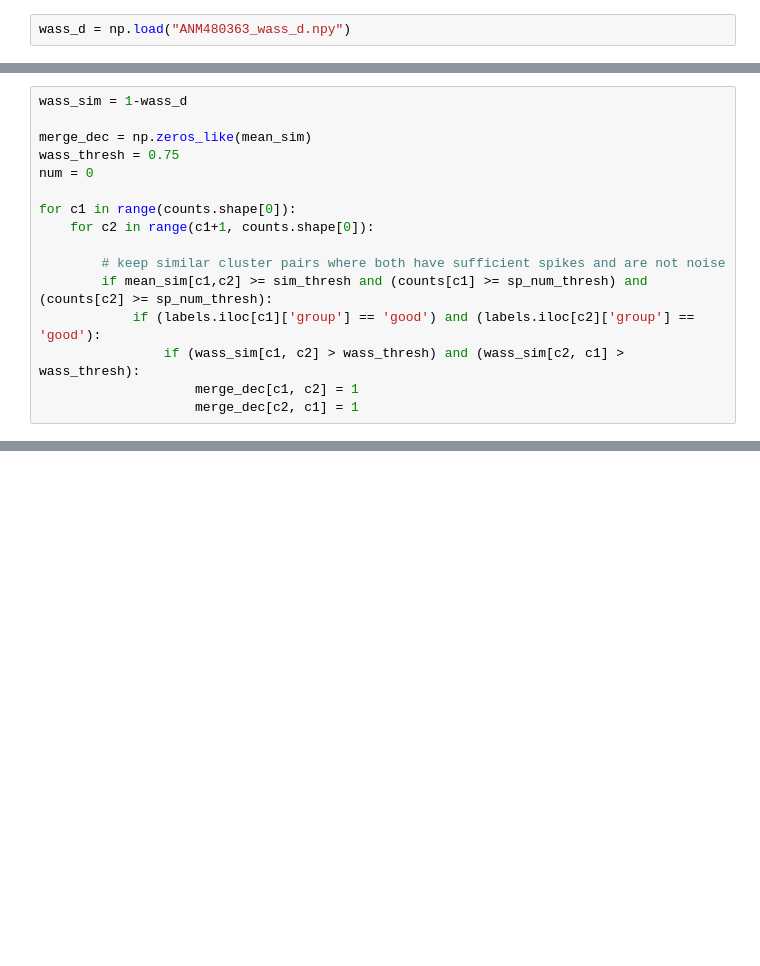
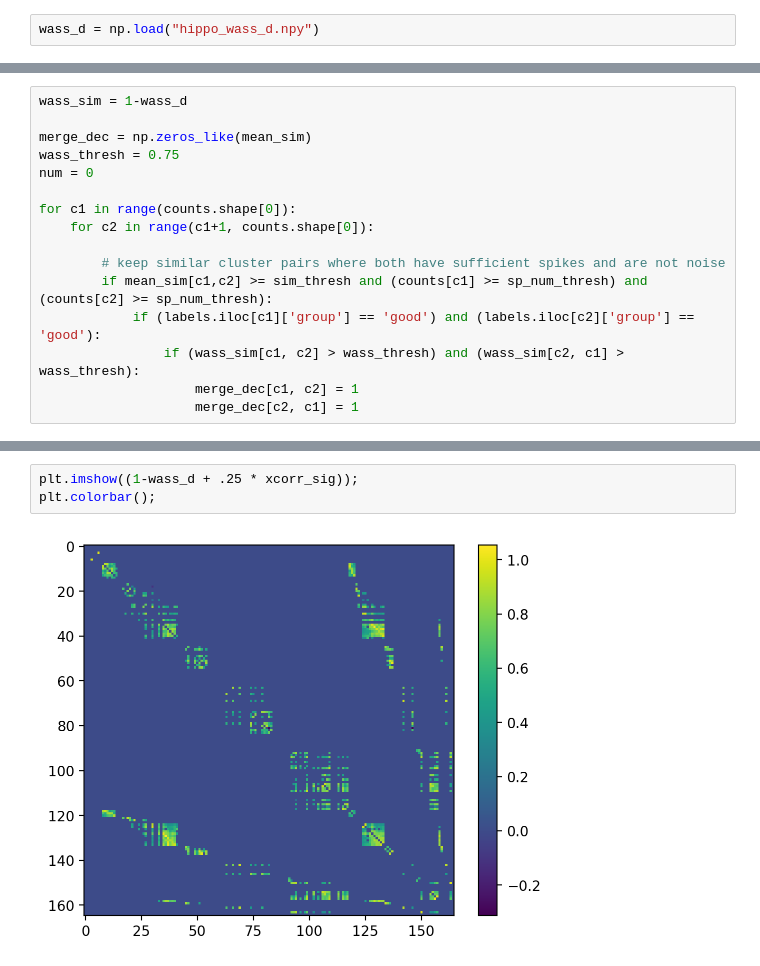
Before and after one commit to saikoukunt/burst-detector, a Jupyter notebook: notebooks/hippo_cluster_metrics.ipynb, the cells around one changed output, grey strips where cells are left out. Cells and saved outputs as stored; diff of their text form; blank space fills up the shorter version.

```diff
--- a/notebooks/hippo_cluster_metrics.ipynb
+++ b/notebooks/hippo_cluster_metrics.ipynb
@@ -92,4 +86,4 @@ finished pair 510
 finished pair 520
 finished pair 530
 # %%
-wass_d = np.load("ANM480363_wass_d.npy")
+wass_d = np.load("hippo_wass_d.npy")
@@ -178,0 +192,5 @@ Text(0.5, 1.0, 'Waveform-based merge decisions in rat hippocampus')
+# %%
+plt.imshow((1-wass_d + .25 * xcorr_sig));
+plt.colorbar();
+# %% [output]
+[figure, added]
```
Also changed, not shown: parts of 24 cells of this notebook, 8 other files.
